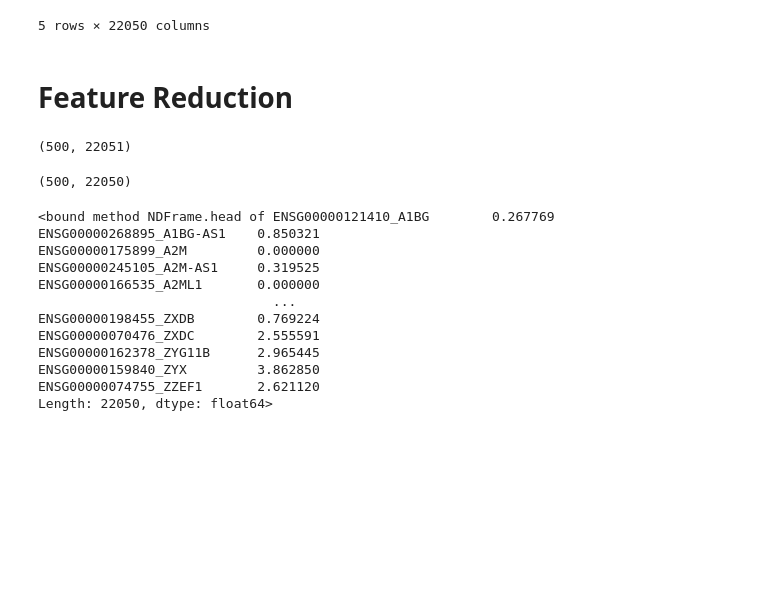
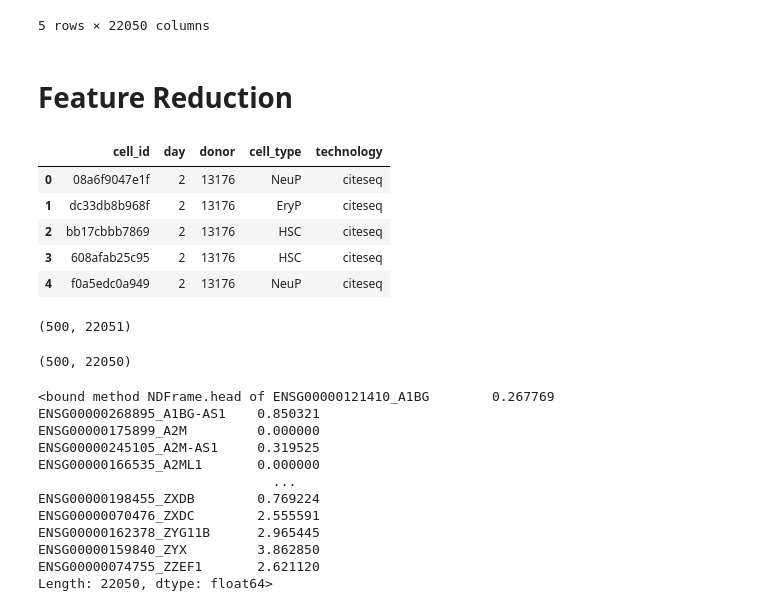
Before and after one commit to botakveggie/Multimodal-Single-Cell-Integration, a Jupyter notebook: metadata_explore.ipynb, the cells around one changed output. Cells and saved outputs as stored; diff of their text form; code cells hidden in the pictures; blank space fills up the shorter version.

Commit message:
get subset data

```diff
--- a/metadata_explore.ipynb
+++ b/metadata_explore.ipynb
@@ -160,4 +160,26 @@ train_inputs.head()
 5 rows × 22050 columns
 # %% [markdown]
 # Feature Reduction
+# %%
+df_metadata = pd.read_csv("metadata/metadata.csv")
+df_meta_citeseq = df_metadata.loc[df_metadata.technology=="citeseq"]
+x = list([13176,31800,32606]) # note:  donors 13176, 31800, and 32606 (train), 27678 (test)
+y = list([2,3,4]) # day 2,3,4 in train set, day 7 test set
+df_meta_citeseq_subset = pd.DataFrame(columns=df_meta_citeseq.columns)
+
+for donor in x:
+    for day in y:
+        df = df_meta_citeseq.loc[(df_meta_citeseq.donor == donor) & (df_meta_citeseq.day == day)]
+        df = df.iloc[:1000, :]
+        df_meta_citeseq_subset = pd.concat([df_meta_citeseq_subset, df], axis=0, ignore_index=True)
+
+
+df_meta_citeseq_subset.head()
+# %% [output]
+|  | cell_id | day | donor | cell_type | technology |
+| 0 | 08a6f9047e1f | 2 | 13176 | NeuP | citeseq |
+| 1 | dc33db8b968f | 2 | 13176 | EryP | citeseq |
+| 2 | bb17cbbb7869 | 2 | 13176 | HSC | citeseq |
+| 3 | 608afab25c95 | 2 | 13176 | HSC | citeseq |
+| 4 | f0a5edc0a949 | 2 | 13176 | NeuP | citeseq |
 # %%
```
Also changed, not shown: parts of 1 cell of this notebook.
